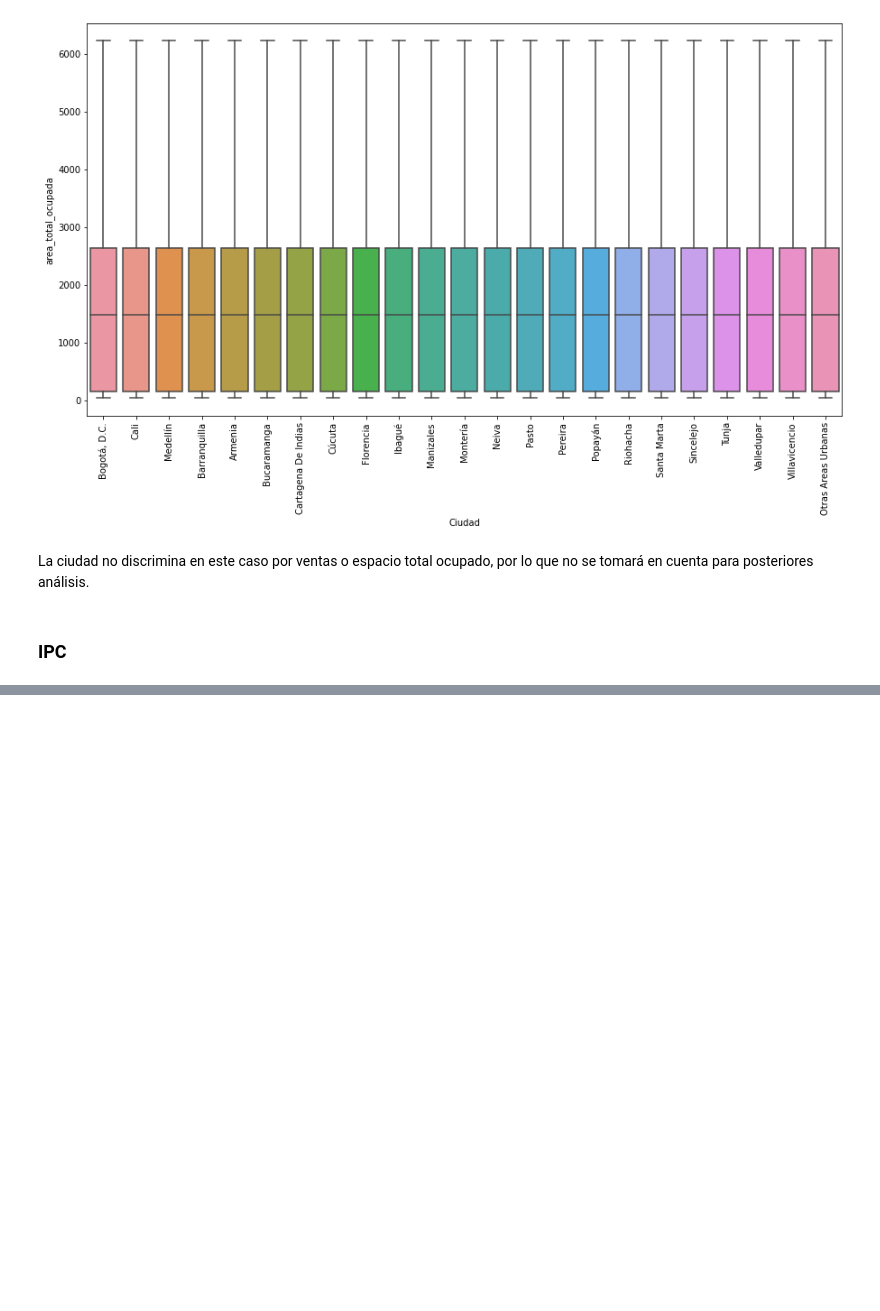
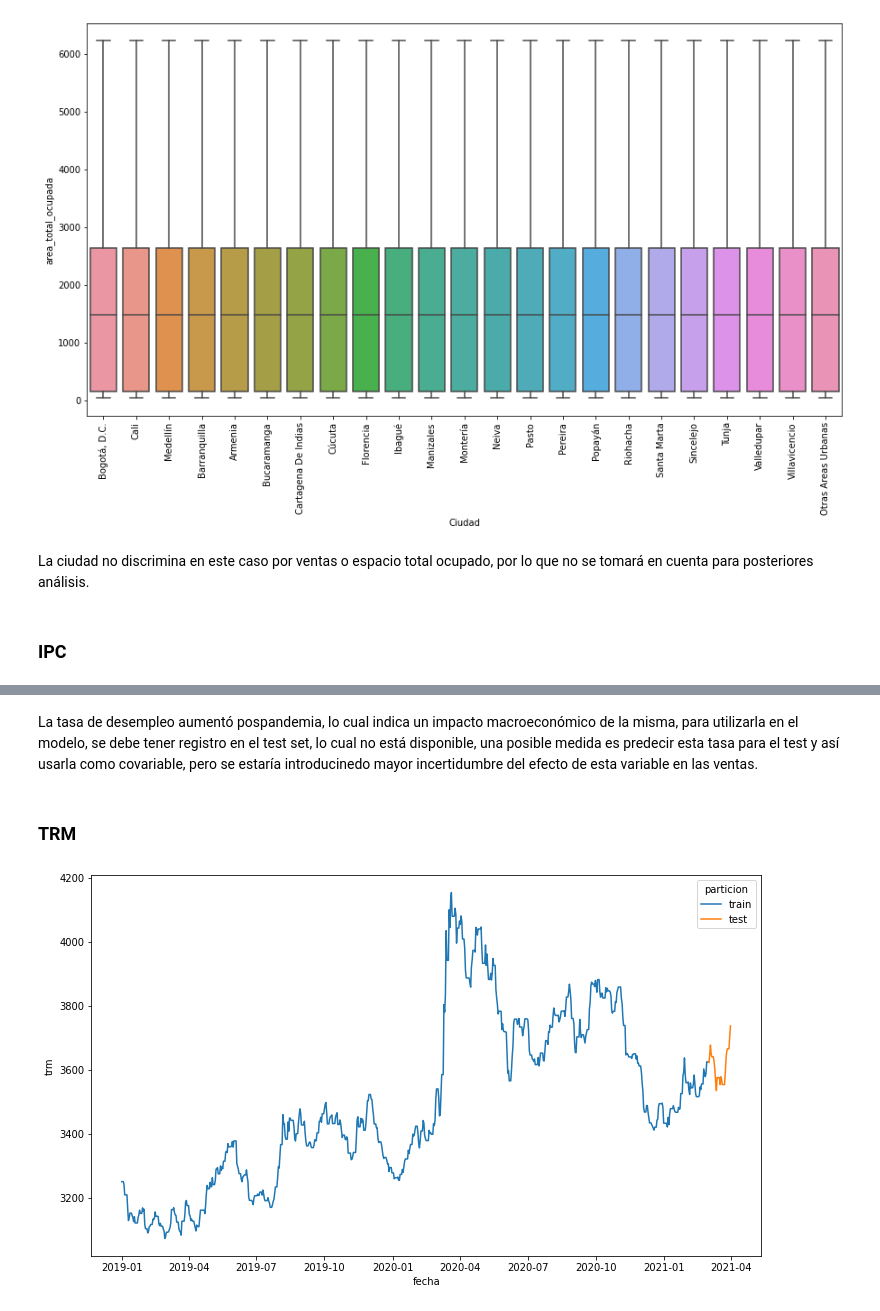
Before and after one commit to CCHidalgoG/Pactia, a Jupyter notebook: Notebook_report.ipynb, the cells around one changed output, grey strips where cells are left out. Cells and saved outputs as stored; diff of their text form; code cells hidden in the pictures; blank space fills up the shorter version.

```diff
--- a/Notebook_report.ipynb
+++ b/Notebook_report.ipynb
@@ -285,0 +305,10 @@ Como es una medida mensual, se observa un incremento, veremos más adelante si e
+# %% [markdown]
+La tasa de desempleo aumentó pospandemia, lo cual indica un impacto macroeconómico de la misma, para utilizarla en el modelo, se debe tener registro en el test set, lo cual no está disponible, una posible medida es predecir esta tasa para el test y así usarla como covariable, pero se estaría introducinedo mayor incertidumbre del efecto de esta variable en las ventas.
+# %% [markdown]
+### TRM
+# %%
+plt.figure(figsize=(12,7))
+sns.lineplot(x='fecha',y='trm', hue='particion', data=full_union_df[full_union_df.categoria=='COMIDAS Y BARES'])
+plt.show()
+# %% [output]
+[figure, added]
```
Also changed, not shown: parts of 57 cells of this notebook.
